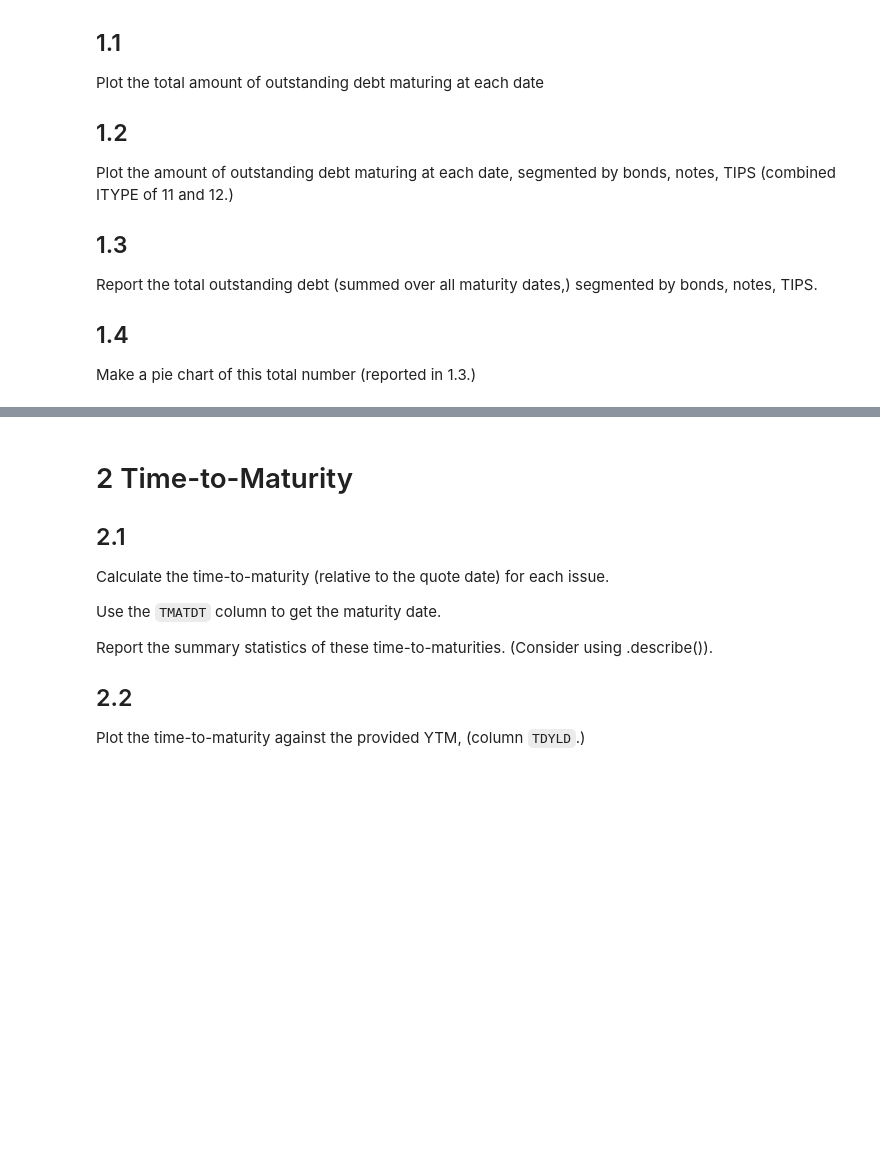
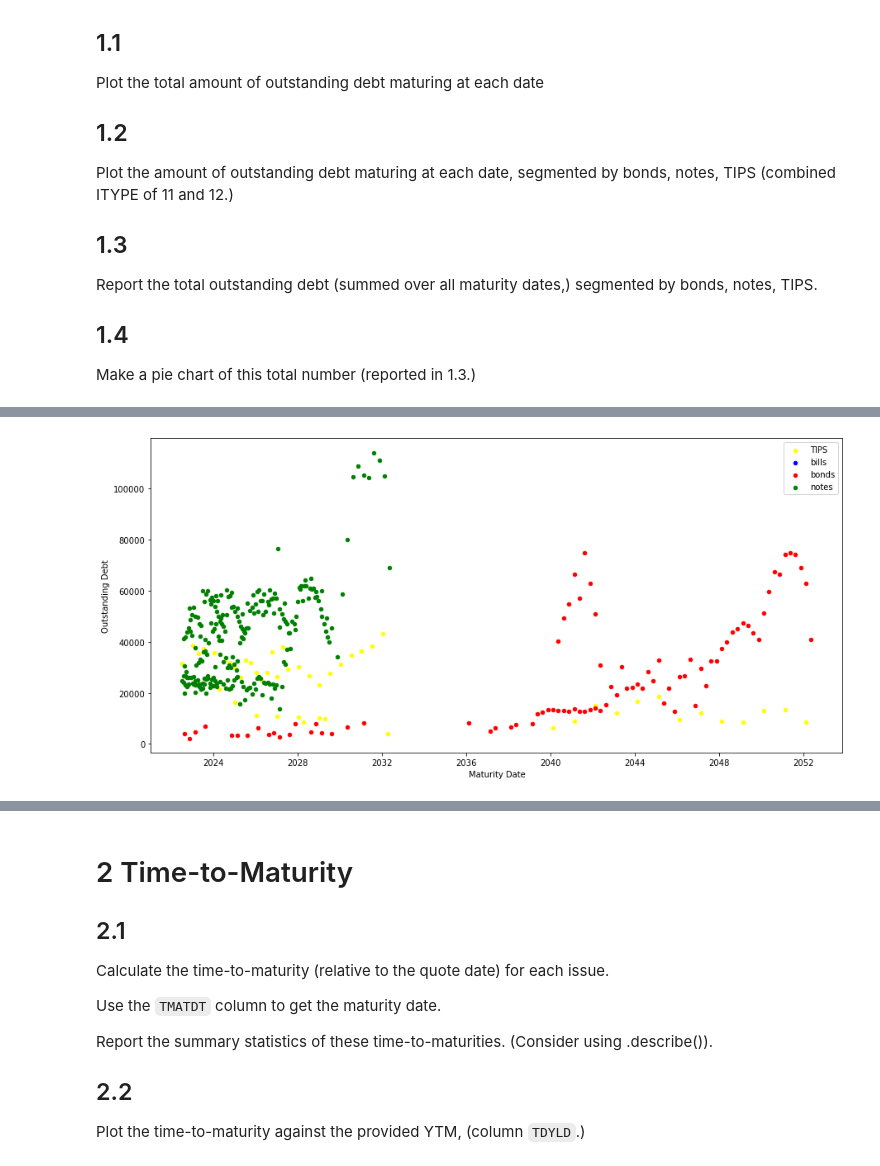
Before and after one commit to madison-rusch/finm-portfolio-2022, a Jupyter notebook: homework/M.1. Homework.ipynb, the cells around one changed output, grey strips where cells are left out. Cells and saved outputs as stored; diff of their text form; code cells hidden in the pictures; blank space fills up the shorter version.

```diff
--- a/homework/M.1. Homework.ipynb
+++ b/homework/M.1. Homework.ipynb
@@ -143,0 +113,35 @@ plt.show()
+# %%
+# Problem 1.2 Plot the amount of outstanding debt maturing at each date,
+#      segmented by bonds, notes, TIPS (combined ITYPE of 11 and 12.)
+
+# Import data from excel and sort by maturity date
+rawdata = pd.read_excel('../data/treasury_quotes_2022-06-30.xlsx')
+rawdata.columns = rawdata.columns.str.upper()
+rawdata.sort_values('TMATDT',inplace=True)
+
+# Data transformation
+metrics = rawdata.copy()[['TMATDT', 'TDPUBOUT', 'ITYPE']]
+metrics.columns = ['Maturity Date', 'Outstanding Debt', 'Type']
+
+# replace type key with value
+# 1: bonds
+# 2: notes
+# 4: bills
+# 11: TIPS notes
+# 12: TIPS bonds
+metrics['Type'] = metrics['Type'].replace({1:'bonds', 2:'notes', 4:'bills', 11:'TIPS', 12:'TIPS'})
+
+# Group data by maturity date and type so you can sum, then reset index to get back to array
+metrics.groupby(['Maturity Date', 'Type'])['Outstanding Debt'].sum().reset_index().head(15)
+
+colors = {'bonds':'red', 'notes':'green', 'bills':'blue', 'TIPS':'yellow'}
+fig, ax = plt.subplots(figsize=(15,7))
+
+# Group by type for plotting
+grouped = metrics.groupby('Type')
+for key, group in grouped:
+    group.plot(ax=ax, kind='scatter', x='Maturity Date', y='Outstanding Debt', label=key, color=colors[key])
+
+plt.show()
+# %% [output]
+[figure, added]
```
Also changed, not shown: parts of 8 cells of this notebook.
